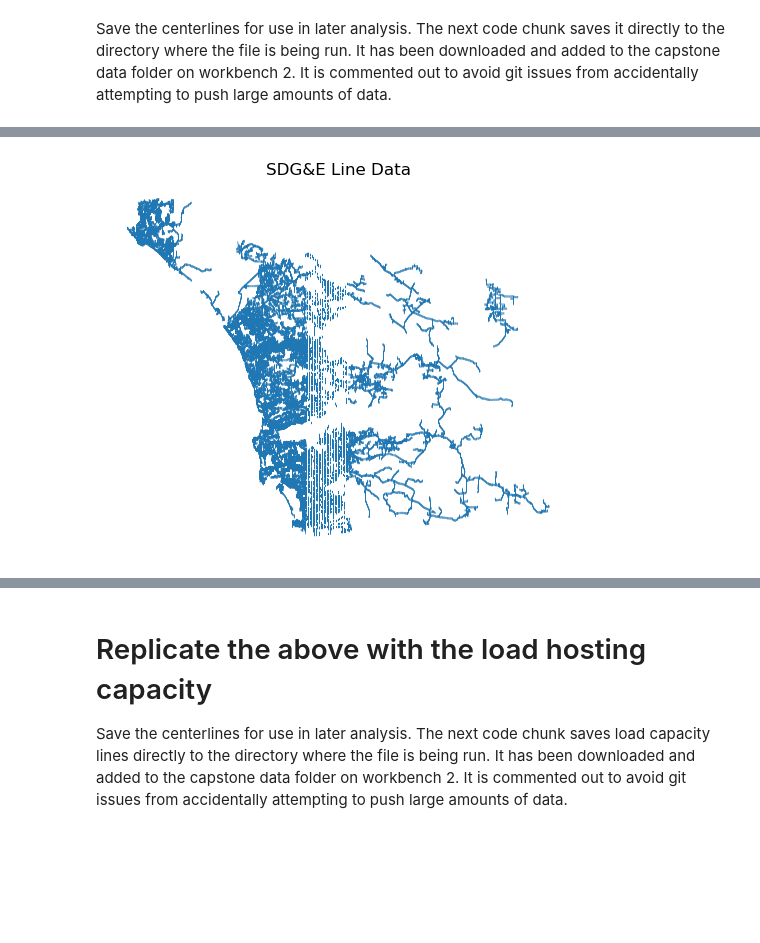
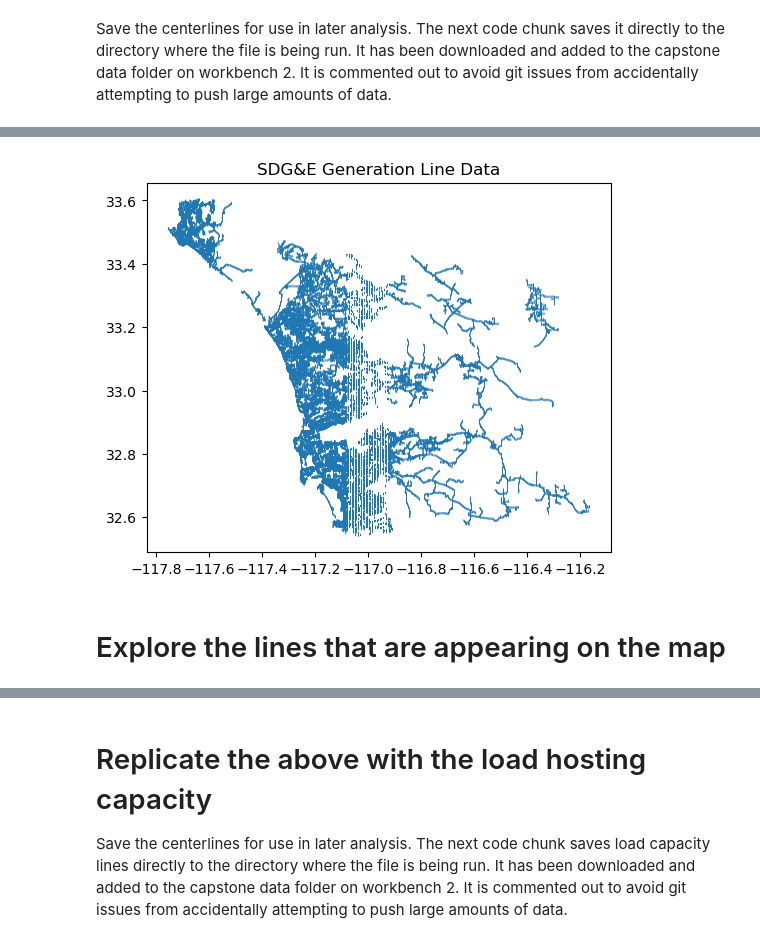
Before and after one commit to sofiiir/SDG-E, a Jupyter notebook: sdge_lines.ipynb, the cells around one changed output, grey strips where cells are left out. Saved outputs shown, nothing was run; the diff lists cells and outputs as text; code cells hidden in the pictures; blank space fills up the shorter version.

Commit message:
line error investigation

```diff
--- a/sdge_lines.ipynb
+++ b/sdge_lines.ipynb
@@ -100,8 +102,8 @@ Save the centerlines for use in later analysis. The next code chunk saves it dir
 
 # sdge_generation_capacity.to_file(output_shapefile_path)
 # %%
-# read in the new file to make sure it worked
-gen_line_sdge = gpd.read_file("gen_cap_lines_sdge.geojson")
+# read in the file to make sure it worked
+gen_line_sdge = gpd.read_file("../../../../capstone/electrigrid/data/utilities/sandiego_grid/gen_cap_lines_sdge.geojson")
 
 # view the new data frame
 gen_line_sdge.head()
@@ -115,9 +117,11 @@ gen_line_sdge.head()
 # %%
 # plot the line data to ensure its all there
 fig, ax = plt.subplots()
 gen_line_sdge. plot (ax=ax)
 ax. set_title('SDG&E Generation Line Data')
-ax.axis('off')
+# ax.axis('off')
 plt. show()
 # %% [output]
-[figure, old version]
+[figure, new version]
+# %% [markdown]
+# Explore the lines that are appearing on the map
```
Also changed, not shown: parts of 6 cells of this notebook.
